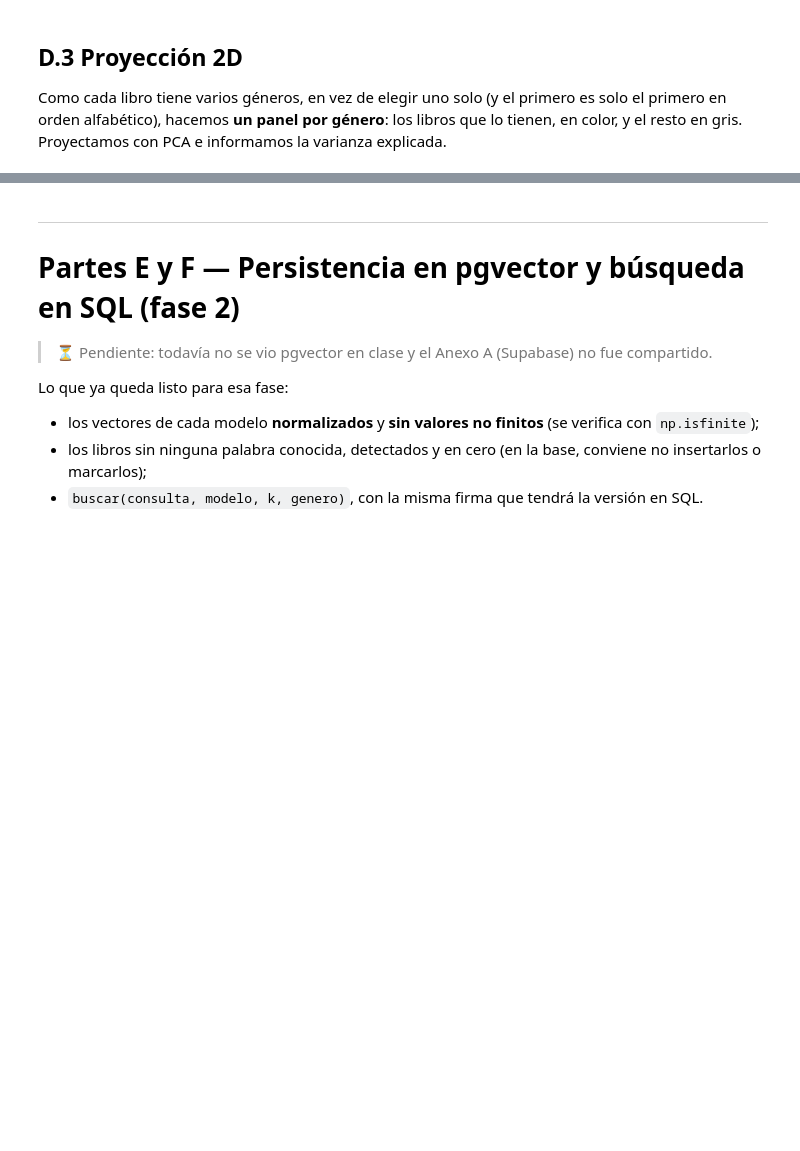
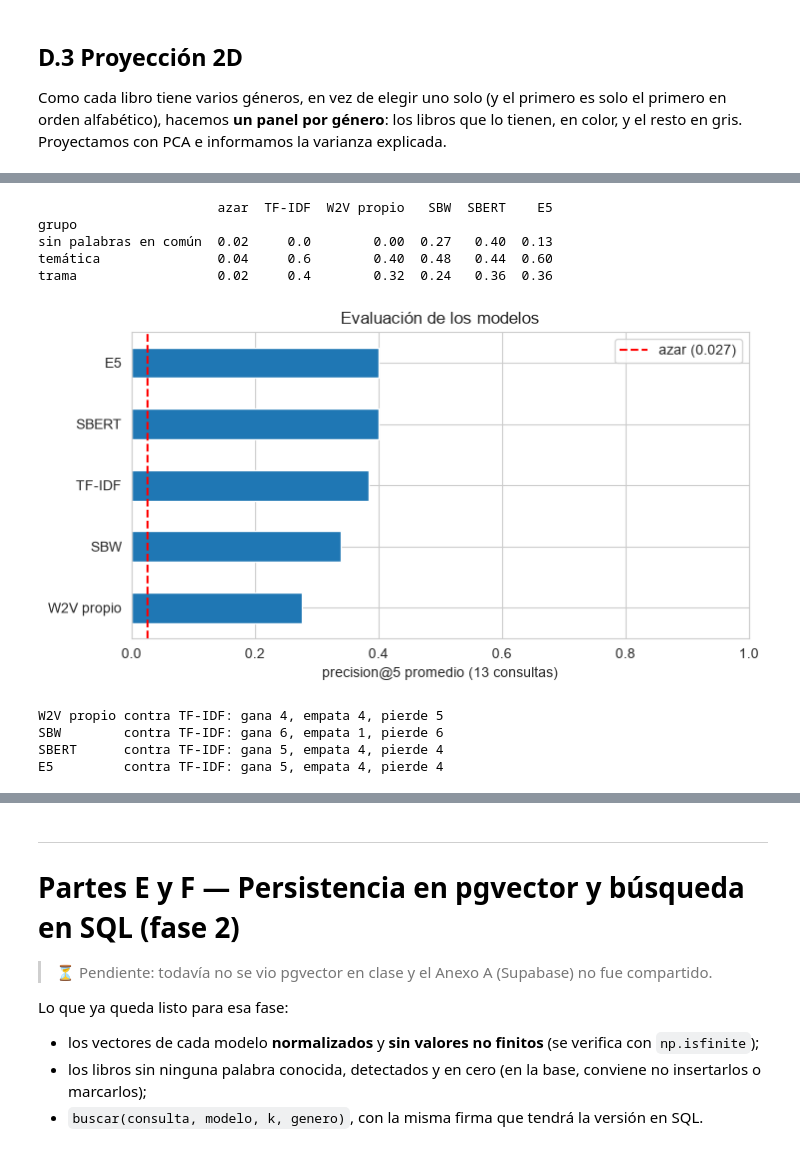
Before and after one commit to jcalabozo/PLN_TUIA, a Jupyter notebook: P2/TP2_calabozo_giuntoli_darruiz_dicarlo.ipynb, the cells around one changed output, grey strips where cells are left out. Drawn from its saved outputs; the diff is of its cells as text; code cells hidden in the pictures; blank space fills up the shorter version.

```diff
--- a/P2/TP2_calabozo_giuntoli_darruiz_dicarlo.ipynb
+++ b/P2/TP2_calabozo_giuntoli_darruiz_dicarlo.ipynb
@@ -811,8 +916,8 @@ def validar_queries(queries):
 def evaluar(queries, k=K):
     filas = []
     for q in queries:
-        fila = {"id": q["id"], "consulta": q["consulta"], "relevantes": len(q["relevantes"]),
-                "azar": len(q["relevantes"]) / len(libros)}
+        fila = {"id": q["id"], "consulta": q["consulta"], "tipo": q["tipo"],
+                "relevantes": len(q["relevantes"]), "azar": len(q["relevantes"]) / len(libros)}
         for nombre in MODELOS:
             recuperados = buscar(q["consulta"], nombre, k=k)["titulo"].tolist()
             fila[nombre] = precision_at_k(recuperados, q["relevantes"], k)
@@ -820,10 +925,13 @@ def evaluar(queries, k=K):
     return pd.DataFrame(filas)
 
 
-if os.path.exists(RUTA_QUERIES):
-    queries = json.load(open(RUTA_QUERIES, encoding="utf-8"))
-    problemas = validar_queries(queries)
-    print("\n".join(problemas) if problemas else f"{len(queries)} consultas válidas")
-else:
-    print(f"Todavía no existe {RUTA_QUERIES}: la evaluación queda pendiente.")
+problemas = validar_queries(queries)
+print("\n".join(problemas) if problemas else f"{len(queries)} consultas válidas\n")
+
+modelos = list(MODELOS)
+resultados = evaluar(queries)
+print(resultados.set_index("id")[["relevantes", "azar"] + modelos].round(2).to_string())
+promedio = resultados[["azar"] + modelos].mean()
+print("\nPromedio:")
+print(promedio.round(3).to_string())
 # %% [output]
@@ -830,0 +955,32 @@ Todavía no existe queries.json: la evaluación queda pendiente.
+# %%
+# Promedio por tipo de consulta (la de inglés cuenta como "sin palabras en común")
+resultados["grupo"] = resultados["tipo"].where(~resultados["tipo"].str.contains("sin palabras"),
+                                               "sin palabras en común")
+print(resultados.groupby("grupo")[["azar"] + modelos].mean().round(2).to_string())
+
+# Promedio de cada modelo contra el piso de azar
+fig, ax = plt.subplots(figsize=(8, 4))
+promedio[modelos].sort_values().plot.barh(ax=ax, color="tab:blue")
+ax.axvline(promedio["azar"], color="red", ls="--", label=f"azar ({promedio['azar']:.3f})")
+ax.set(xlabel=f"precision@{K} promedio ({len(queries)} consultas)", xlim=(0, 1),
+       title="Evaluación de los modelos")
+ax.legend()
+plt.show()
+
+# Consulta por consulta: ¿cuántas veces cada modelo le gana, empata o pierde contra TF-IDF?
+for nombre in modelos[1:]:
+    gana = (resultados[nombre] > resultados["TF-IDF"]).sum()
+    empata = (resultados[nombre] == resultados["TF-IDF"]).sum()
+    pierde = (resultados[nombre] < resultados["TF-IDF"]).sum()
+    print(f"{nombre:<10} contra TF-IDF: gana {gana}, empata {empata}, pierde {pierde}")
+# %% [output]
+                       azar  TF-IDF  W2V propio   SBW  SBERT    E5
+grupo
+sin palabras en común  0.02     0.0        0.00  0.27   0.40  0.13
+temática               0.04     0.6        0.40  0.48   0.44  0.60
+trama                  0.02     0.4        0.32  0.24   0.36  0.36
+[figure, added]
+W2V propio contra TF-IDF: gana 4, empata 4, pierde 5
+SBW        contra TF-IDF: gana 6, empata 1, pierde 6
+SBERT      contra TF-IDF: gana 5, empata 4, pierde 4
+E5         contra TF-IDF: gana 5, empata 4, pierde 4
```
Also changed, not shown: parts of 26 cells of this notebook.
